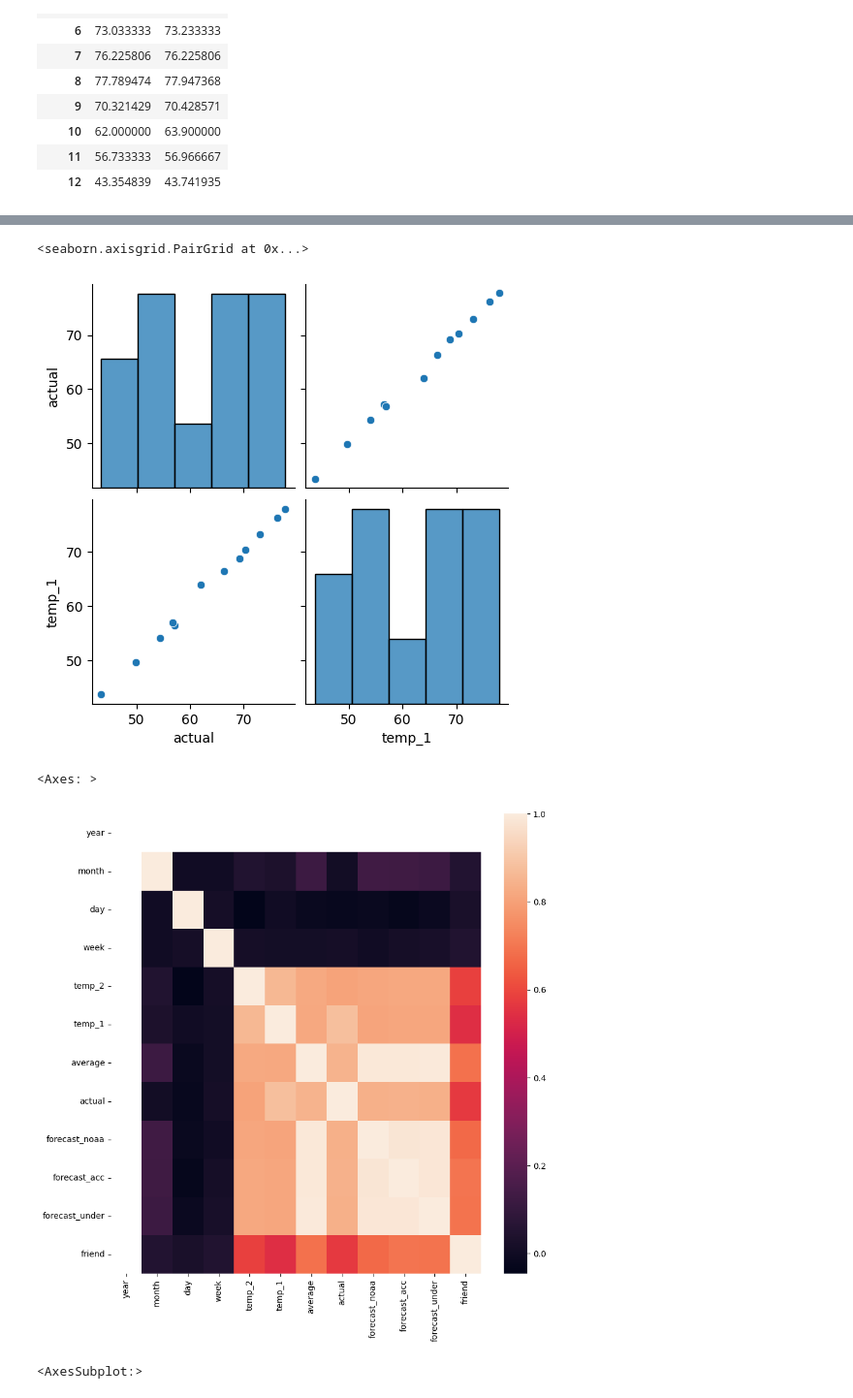
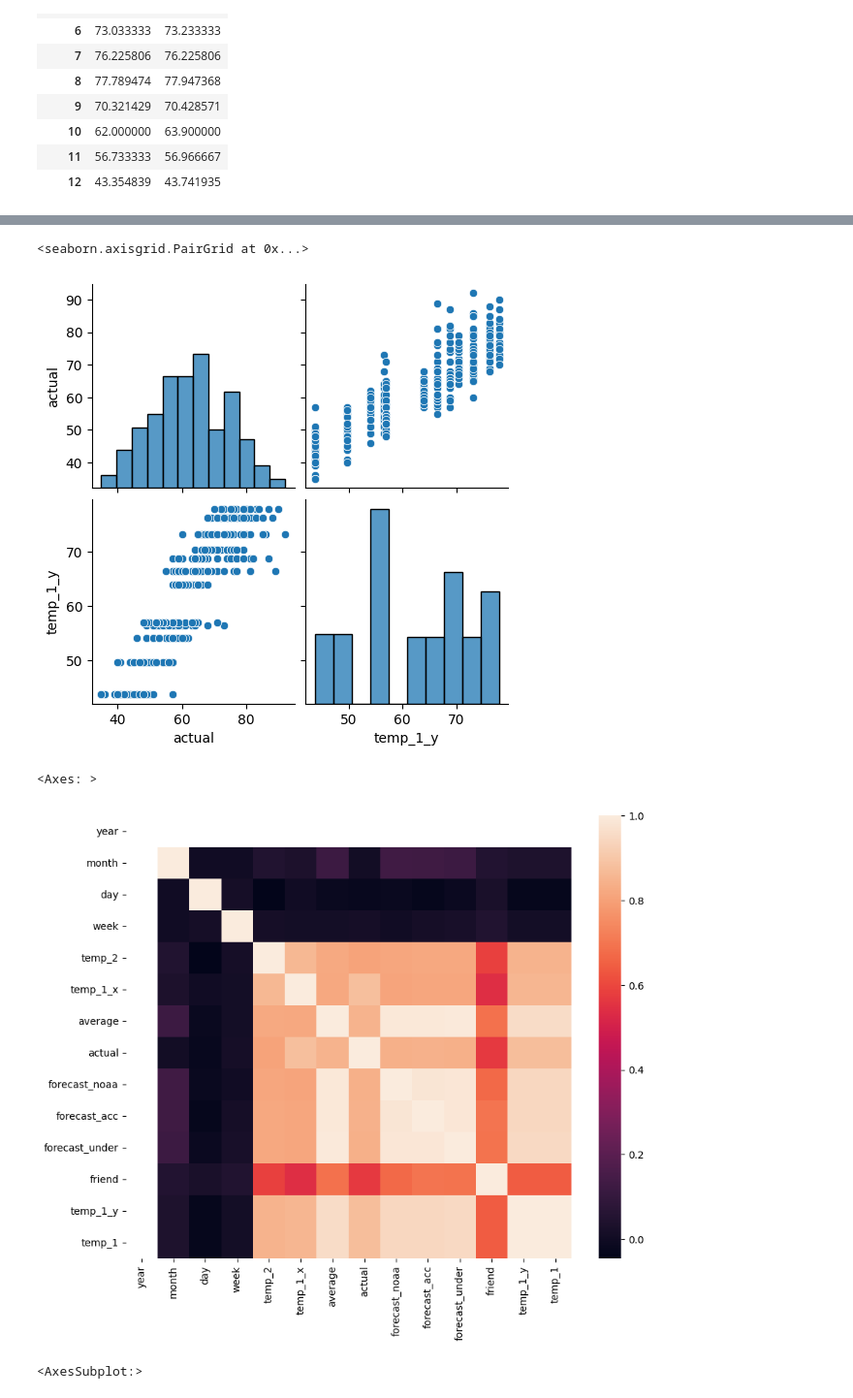
Before and after one commit to LauraGSanchz/DS_PT_09_2023, a Jupyter notebook: Machine_Learning/1-Supervisado/3-Modelos/02-Decision_Trees/ejercicio/Regression_Tree_class.ipynb, the cells around one changed output, grey strips where cells are left out. Shown at 97% size. Drawn from its saved outputs; the diff is of its cells as text; code cells hidden in the pictures.

```diff
--- a/Machine_Learning/1-Supervisado/3-Modelos/02-Decision_Trees/ejercicio/Regression_Tree_class.ipynb
+++ b/Machine_Learning/1-Supervisado/3-Modelos/02-Decision_Trees/ejercicio/Regression_Tree_class.ipynb
@@ -198,3 +200,6 @@ df_2
 | 346 | 2016 | 12 | 30 | 4 | 48 | 48 | 45.4 | 57 | 44 | 46 | ... |
 | 347 | 2016 | 12 | 31 | 5 | 48 | 57 | 45.5 | 40 | 42 | 48 | ... |
 348 rows × 12 columns
+# %%
+df_1 = df.copy()
+df_1
@@ -201,3 +220,4 @@ df_2
 # %%
 # agurpar por mes y quedarse con la media de la columna temp_1
-temp_mean = pd.DataFrame(df_1.groupby('month')['temp_1'].mean())
+temp_mean = pd.DataFrame(df_1.groupby('month', as_index=False)['temp_1'].mean())
+temp_mean
@@ -277,0 +276,3 @@ Name: temp_1, dtype: float64
+# %%
+df = pd.merge(df, temp_mean, on = 'month')
+# df = df.merge(temp_mean, on = 'month')
@@ -278,17 +295,17 @@ Name: temp_1, dtype: float64
 # %%
 import seaborn as sns
 
-sns.pairplot(df_1_concat)
+sns.pairplot(df[['actual','temp_1_y']])
 # %% [output]
 <seaborn.axisgrid.PairGrid at 0x...>
-[figure, old version]
+[figure, new version]
 # %%
 import matplotlib.pyplot as plt
-plt.figure(figsize=(10,10))
+plt.figure(figsize=(10,8))
 sns.heatmap(df.corr(), annot=True)
 # %% [output]
 <Axes: >
-[figure, old version]
+[figure, new version]
 # %%
 import matplotlib.pyplot as plt
 # %% [output]
```
Also changed, not shown: parts of 53 cells of this notebook.
